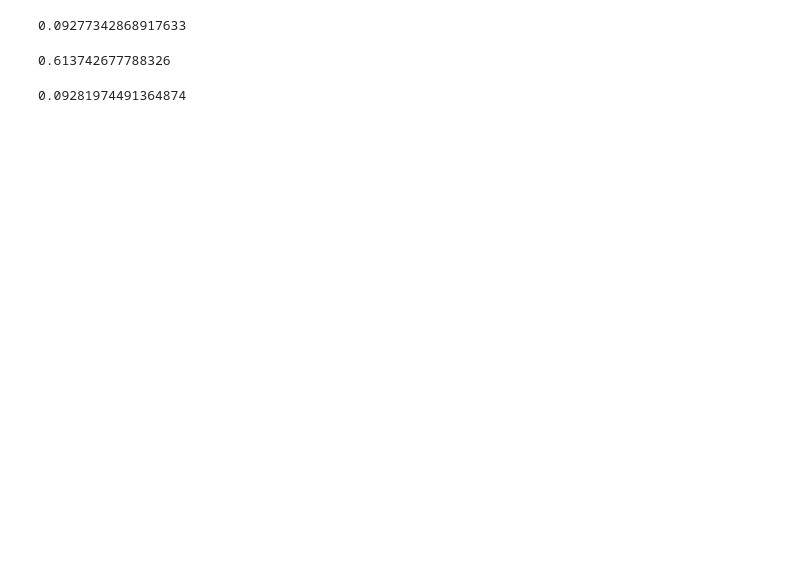
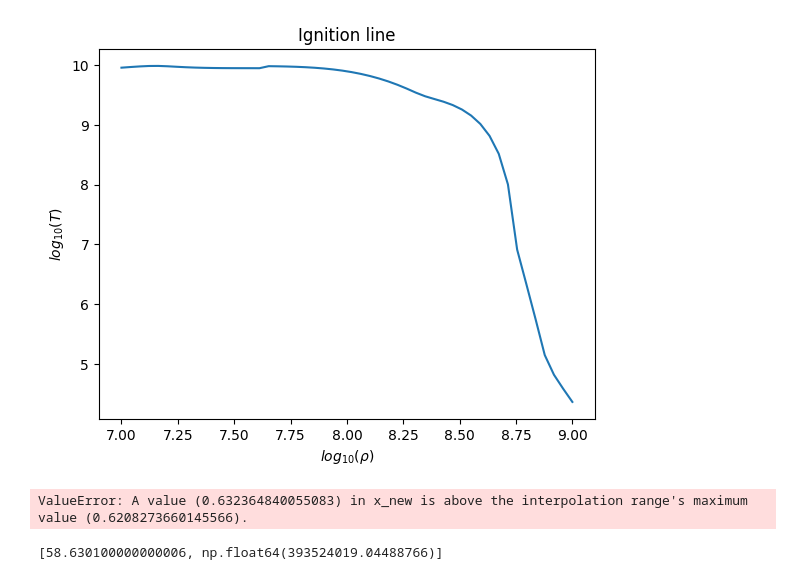
Before and after one commit to lauramb8909/WhiteDwarf, a Jupyter notebook: Untitled.ipynb, the cells around one changed output. Drawn from its saved outputs; the diff is of its cells as text; code cells hidden in the pictures; blank space fills up the shorter version.

```diff
--- a/Untitled.ipynb
+++ b/Untitled.ipynb
@@ -56,0 +225,36 @@ Mass0 =  1.39   Omega0 =  12.733562248339746     Req0 =  407117365.97681963
+# %%
+#---cabon-ignition line--------
+def tauCC(rhox,Txi,Abar,Zbar,XC):
+    T = np.power(10.0,Txi)
+    rho = np.power(10.0, rhox)
+    return np.log10( nunu.QnuTotal(rho,T,Abar,Zbar) / eCC.QCC(rho,T,Zbar,Abar,XC) )
+
+def funcCC(T,rhox):
+  #  T = np.power(10.0,Txi)
+    rho = np.power( 10.0 , rhox )
+    return eCC.QCC(rho,T,6.0,12.0,0.5)
+
+
+############ Ignition line------------
+Tx = np.linspace( 7.0, 9.0, 50)
+NN = len(Tx)
+rhoCC = np.zeros(NN)
+
+i=0
+for xx in Tx:
+    Tc = brentq(tauCC , 2.0 , 10.0 ,args=(xx,12.0,6.0,0.5))
+    rhoCC[i] = Tc
+    i+=1
+
+
+fig= plt.figure()
+plt.plot(Tx,rhoCC)
+
+plt.xlabel("$log_{10}(\\rho)$")
+plt.ylabel("$log_{10}(T)$")
+
+plt.title("Ignition line")
+
+plt.show()
+# %% [output]
+[figure, added]
@@ -57,3 +300,23 @@ Mass0 =  1.39   Omega0 =  12.733562248339746     Req0 =  407117365.97681963
+# %%
+Bs0  = 1e6
+tauD = 1.0 / AdipIII(1.0,Omegawd_0,Reqwd_0,jwd_0*JJdim*Rdim**2/Jdim,Bs0)
+A0   = AdipIII(tauD, Omegawd_0, Reqwd_0, jwd_0*JJdim*Rdim**2/Jdim, Bs0)
+
+
+i = 0; #yy = [ Jwd[0]/JJdim ]
+t0 = 1e-4
+dt = 1e-2
+yy = [[t0, Jwd[0]/JJdim]]
+
+while rho_j(yy[i][1])<rhobeta and yy[i][1] > 1.01*Jwd[-1] / JJdim:
+    yynew = RungheKut( t0+i*dt, [yy[i][1]], dt, [A0,0])
+    #print(yynew)
+    i+=1
+    yy.append( [t0+i*dt,yynew[0]] )
+
+print(yy[-1])
+# %% [output]
+ValueError: A value (0.632364840055083) in x_new is above the interpolation range's maximum value (0.6208273660145566).
 # %%
 def muWD(Bs,Rwd):
     #magnetic moment WD
@@ -95,8 +405,0 @@ def RungheKut(t,y,h,fx):
-# %%
-Jwd[-1] / JJdim
-# %% [output]
-0.09277342868917633
-# %%
-jwd_0 / JJdim
-# %% [output]
-0.613742677788326
@@ -103,17 +465,3 @@ jwd_0 / JJdim
 # %%
-Bs0=1e6
-tauD= 1.0 / AdipIII(1.0,Omegawd_0,Reqwd_0,Bs0)
-A0 = AdipIII(tauD, Omegawd_0, Reqwd_0,Bs0)
-
-i=0; yy = [jwd_0/JJdim]
-t0=1e-4
-dt = 1e-2
-while rho_j(yy[0])<rhobeta and yy[0] > 1.01*Jwd[-1] / JJdim:
-    yynew = RungheKut( t0+i*dt, yy, dt, A0)
-    #print(yynew)
-    yy = yynew
-    i+=1
-
-print(yy[0])
 # %% [output]
-0.09281974491364874
+[58.630100000000006, np.float64(393524019.04488766)]
```
Also changed, not shown: parts of 12 cells of this notebook, 20 other files.
